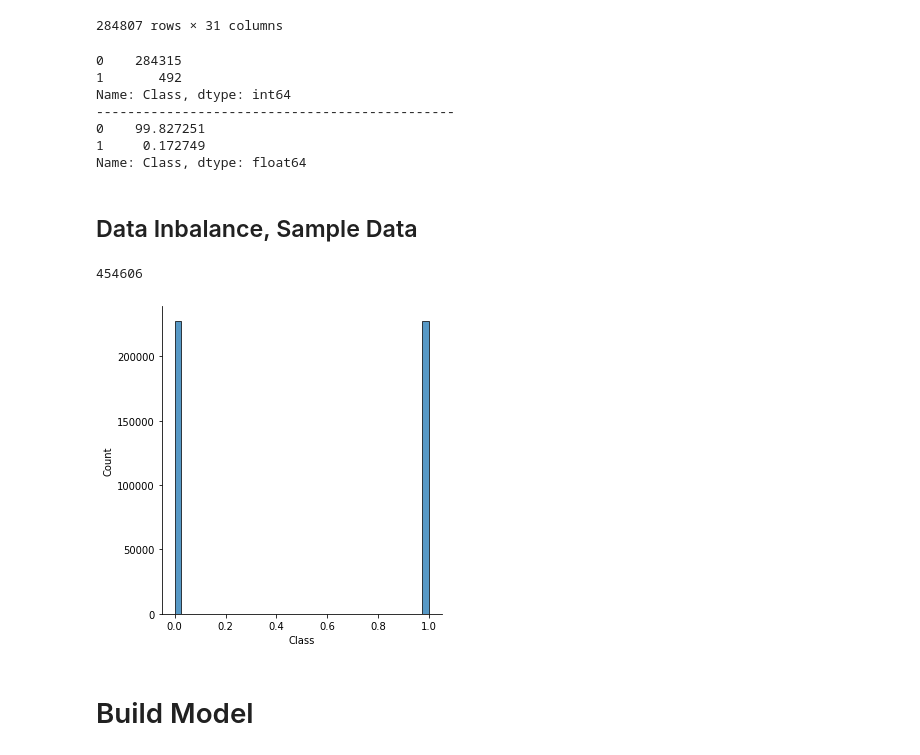
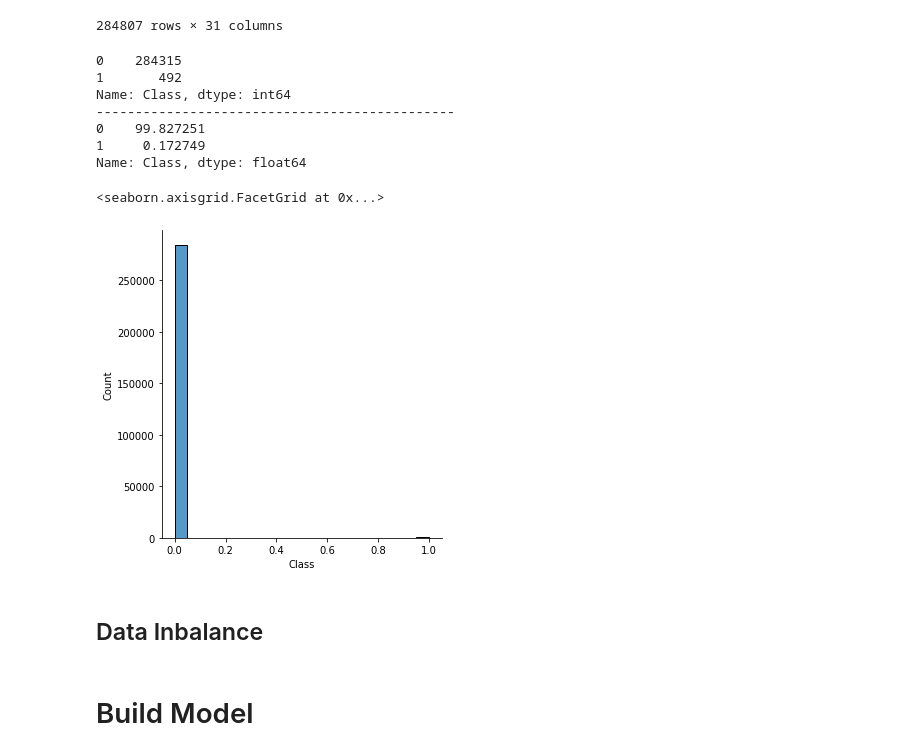
Before and after one commit to justbuyyal/MVC-Classroom, a Jupyter notebook: CreditCardFraudDetectionHW6/AutoEncoder.ipynb, the cells around one changed output. Saved outputs shown, nothing was run; the diff lists cells and outputs as text; code cells hidden in the pictures.

```diff
--- a/CreditCardFraudDetectionHW6/AutoEncoder.ipynb
+++ b/CreditCardFraudDetectionHW6/AutoEncoder.ipynb
@@ -28,19 +28,22 @@ df
 # %%
 print(df['Class'].value_counts())
 print('----------------------------------------------')
 print(df['Class'].value_counts(normalize=True) * 100)
 df = df.drop('Time', axis=1)
 df_pos = df[df['Class'] == 0]
 df_pos = df_pos.sample(frac=1)
 df_neg = df[df['Class'] == 1]
 df_neg = df_neg.sample(frac=1)
+sns.displot(df['Class'])
 # %% [output]
 0    284315
 1       492
 Name: Class, dtype: int64
 ----------------------------------------------
 0    99.827251
 1     0.172749
 Name: Class, dtype: float64
+<seaborn.axisgrid.FacetGrid at 0x...>
+[figure, added]
 # %% [markdown]
-## Data Inbalance, Sample Data
+## Data Inbalance
@@ -64,10 +49,0 @@ for i in range(COPY):
-# %%
-df_all = pd.concat([train_pos, train_neg], ignore_index=True)
-df_all = df_all.sample(frac=1)
-df_all.reset_index(drop=True, inplace=True)
-sns.displot(df_all['Class'])
-print(len(df_all))
-df_all_ = df_all.drop('Class', axis=1)
-# %% [output]
-454606
-[figure, removed]
```
Also changed, not shown: parts of 20 cells of this notebook.
